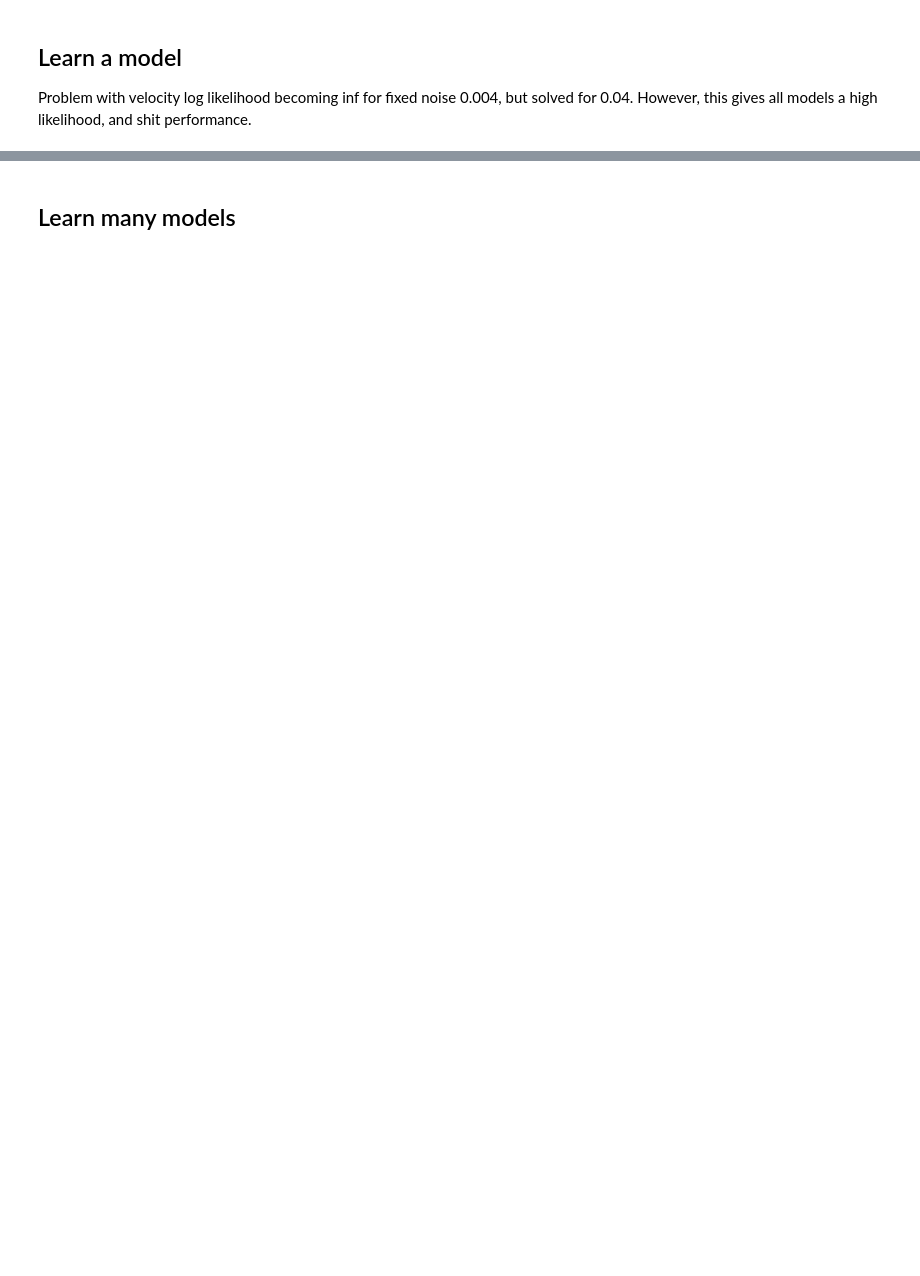
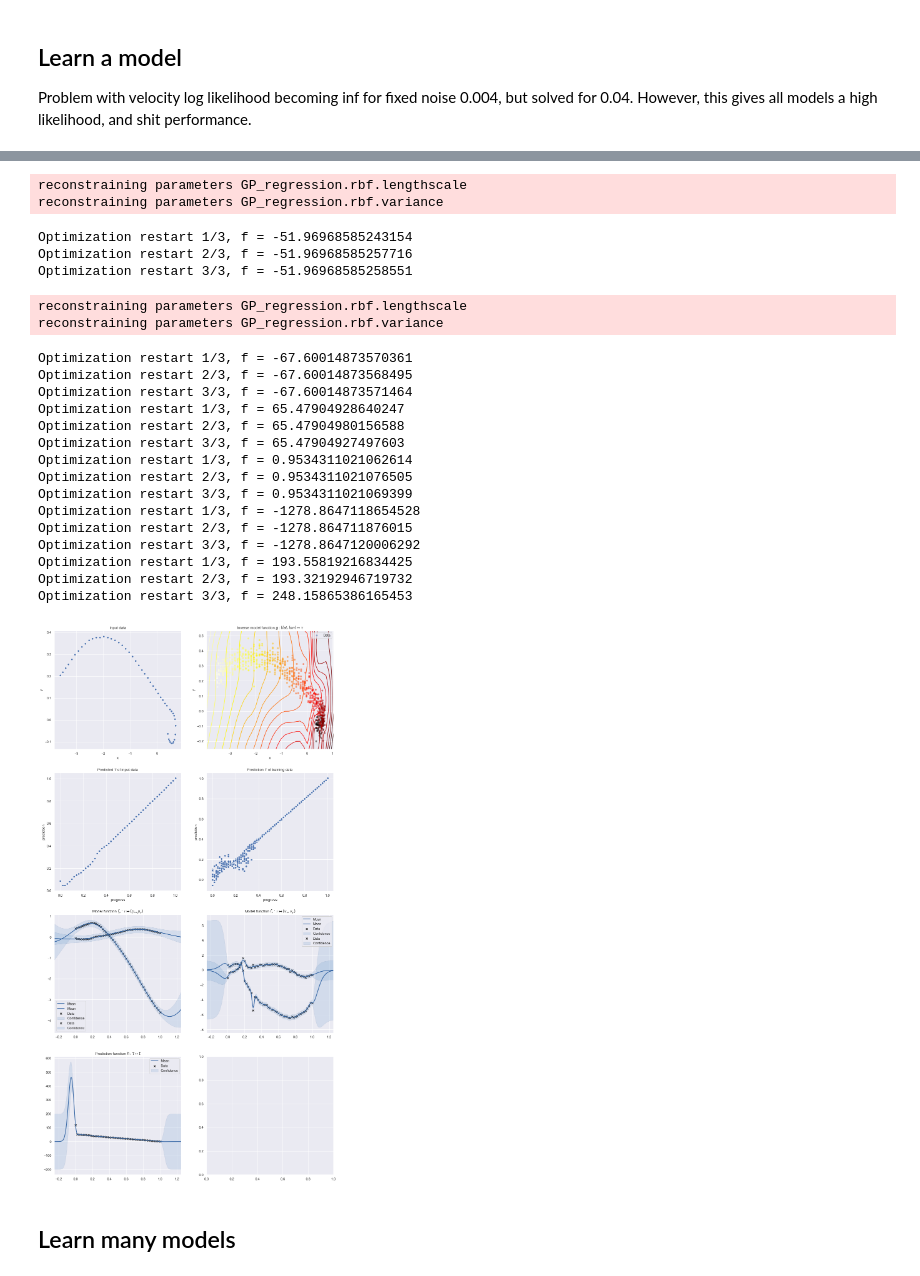
Before and after one commit to SebastianCallh/master-thesis, a Jupyter notebook: model/model.ipynb, the cells around one changed output, grey strips where cells are left out. Saved outputs shown, nothing was run; the diff lists cells and outputs as text; code cells hidden in the pictures; blank space fills up the shorter version.

```diff
--- a/model/model.ipynb
+++ b/model/model.ipynb
@@ -279,3 +79,69 @@ Optimization restart 3/3, f = 333.5601500161235
+# %%
+from math import sqrt, cos, sin, radians
+from plotting import plot_model
+import seaborn as sns
+import GPy
+from GPy.models import GPRegression
+from typing import List
+from model import FunctionModel
+from learn import learn_model
+from plotting import plot_model
+from predict import predict
+
+%matplotlib inline
+sns.set(style="darkgrid")
+
+np.random.seed(1)
+route_n = 3
+seg_n = 1
+train_traj_ix = 21
+traj_n = traj_ns[train_traj_ix]
+f_v_likelihood_noise = seg_v_lik_noise[seg_n-1] # m/s
+seg = in_sample_seg_loader(seg_n, traj_n)
+#pre_process(
+#    load_train_seg(traj_n, seg_n),
+#    stop_compress_delta,
+#    seg_normalisers[seg_n]
+#)
+
+f_p_codomain = ['x', 'y']
+f_v_codomain = ['dx', 'dy']
+m = learn_model(
+    seg, route_n, seg_n,
+    f_p_codomain, f_v_codomain,
+    f_p_likelihood_noise,
+    f_v_likelihood_noise,
+    seg_normalisers
+)
+plot_model(
+    m, seg,
+    f_p_codomain,
+    f_v_codomain
+)
+# %% [output]
+reconstraining parameters GP_regression.rbf.lengthscale
+reconstraining parameters GP_regression.rbf.variance
+Optimization restart 1/3, f = -51.96968585243154
+Optimization restart 2/3, f = -51.96968585257716
+Optimization restart 3/3, f = -51.96968585258551
+reconstraining parameters GP_regression.rbf.lengthscale
+reconstraining parameters GP_regression.rbf.variance
+Optimization restart 1/3, f = -67.60014873570361
+Optimization restart 2/3, f = -67.60014873568495
+Optimization restart 3/3, f = -67.60014873571464
+Optimization restart 1/3, f = 65.47904928640247
+Optimization restart 2/3, f = 65.47904980156588
+Optimization restart 3/3, f = 65.47904927497603
+Optimization restart 1/3, f = 0.9534311021062614
+Optimization restart 2/3, f = 0.9534311021076505
+Optimization restart 3/3, f = 0.9534311021069399
+Optimization restart 1/3, f = -1278.8647118654528
+Optimization restart 2/3, f = -1278.864711876015
+Optimization restart 3/3, f = -1278.8647120006292
+Optimization restart 1/3, f = 193.55819216834425
+Optimization restart 2/3, f = 193.32192946719732
+Optimization restart 3/3, f = 248.15865386165453
+[figure, added]
 # %% [markdown]
 ## Learn many models
 # %%
```
Also changed, not shown: parts of 31 cells of this notebook, 29 other files.
